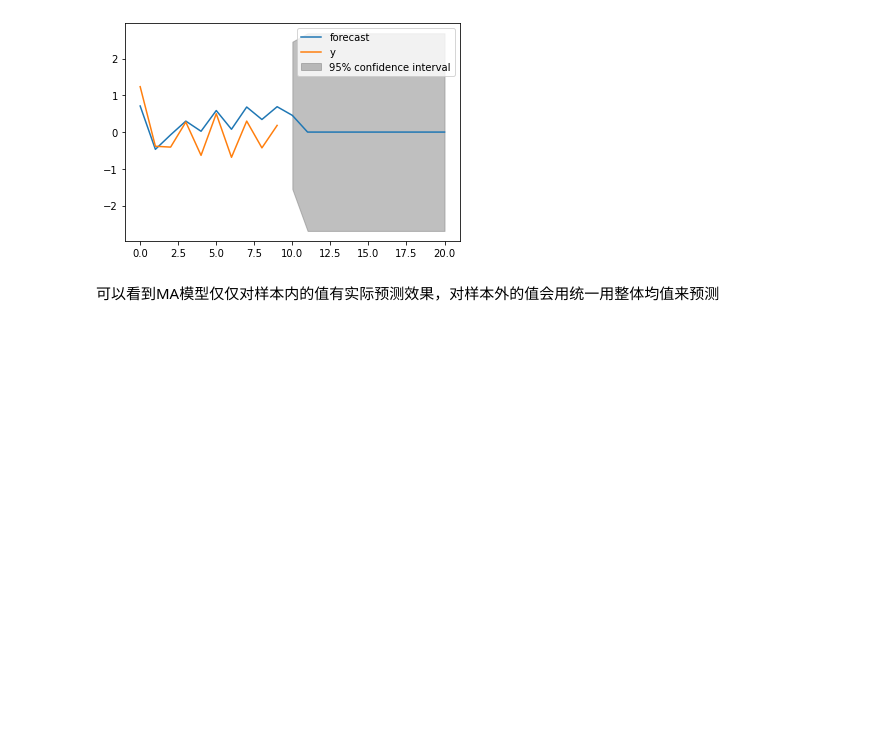
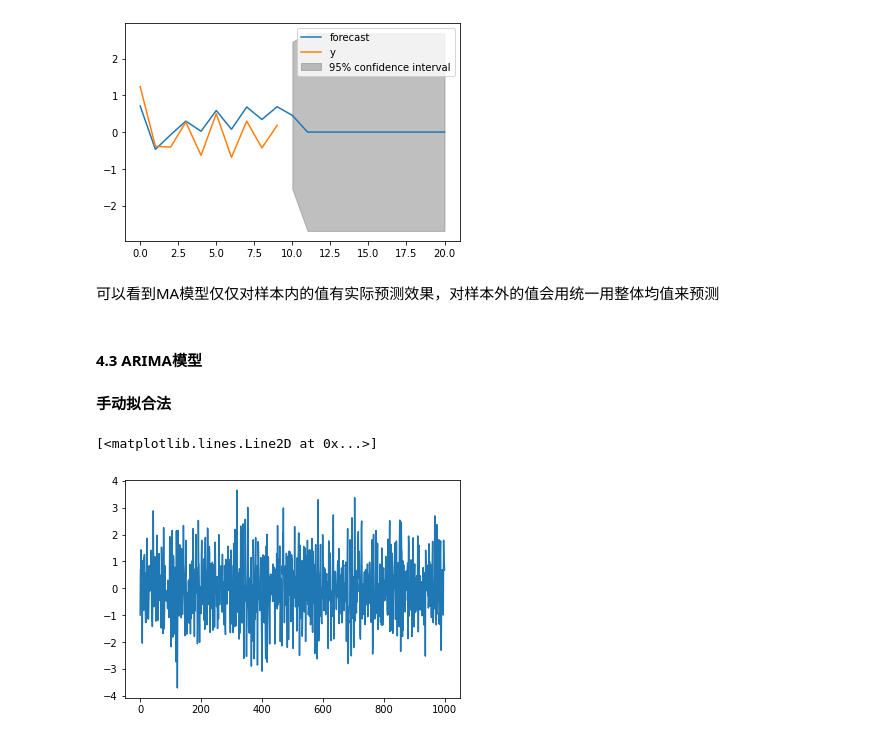
Before and after one commit to muxi324/timeseries101, a Jupyter notebook: cp4.ipynb, the cells around one changed output. Drawn from its saved outputs; the diff is of its cells as text; code cells hidden in the pictures; blank space fills up the shorter version.

```diff
--- a/cp4.ipynb
+++ b/cp4.ipynb
@@ -196,3 +203,18 @@ plt.show()
 [figure]
 # %% [markdown]
 可以看到MA模型仅仅对样本内的值有实际预测效果，对样本外的值会用统一用整体均值来预测
+# %% [markdown]
+#### 4.3 ARIMA模型
+# %% [markdown]
+**手动拟合法**
+# %%
+# 模拟ARMA数据，在完成最终拟合前，请假装不知道样本时间序列的参数
+import statsmodels.api as sm
+ar = np.array([1,-0.8, 0.4])
+ma = np.array([1,-0.7])
+arma_process = sm.tsa.ArmaProcess(ar, ma)
+y = arma_process.generate_sample(1000)
+plt.plot(y)
+# %% [output]
+[<matplotlib.lines.Line2D at 0x...>]
+[figure, added]
```
Also changed, not shown: parts of 17 cells of this notebook, 10 other files.
